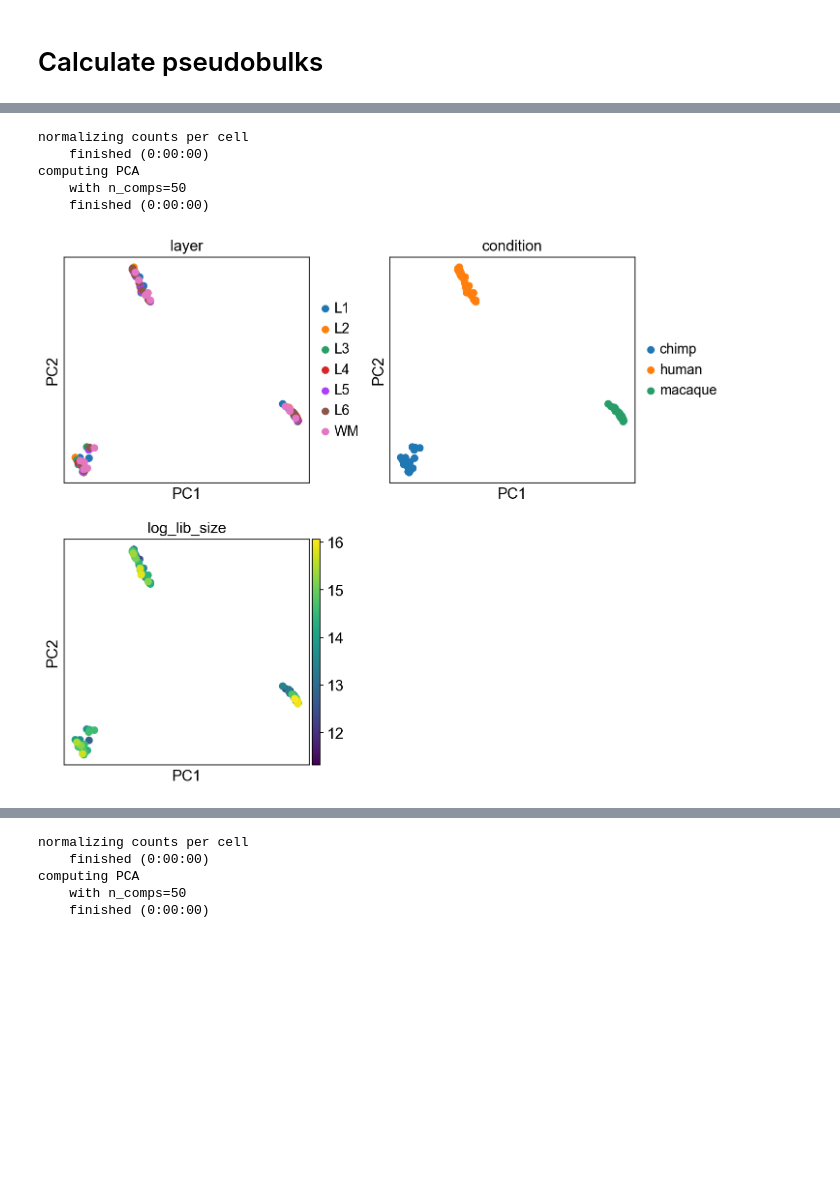
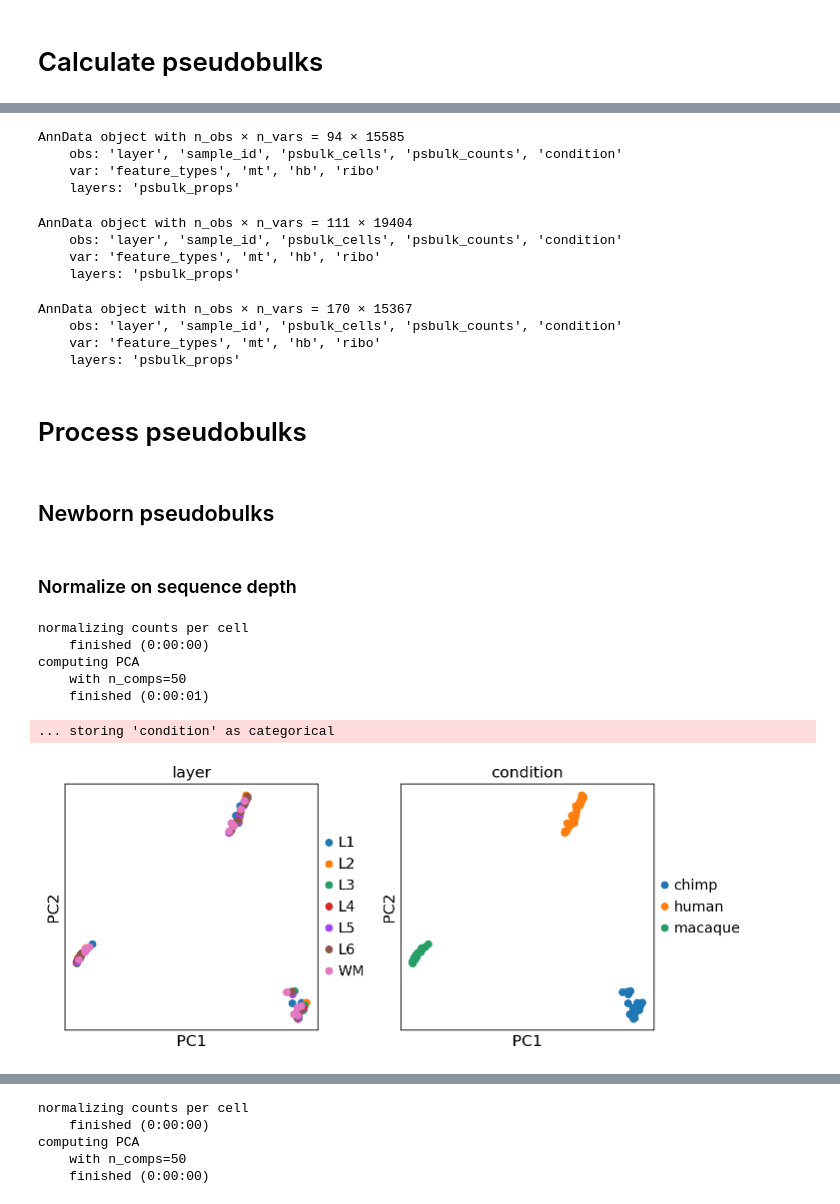
Before and after one commit to Claptar/spatialMPFC, a Jupyter notebook: preprocess/make_pseudobulk.ipynb, the cells around one changed output, grey strips where cells are left out. Drawn from its saved outputs; the diff is of its cells as text; code cells hidden in the pictures; blank space fills up the shorter version.

Commit message:
Updated notebook for pseudobulk generation

```diff
--- a/preprocess/make_pseudobulk.ipynb
+++ b/preprocess/make_pseudobulk.ipynb
@@ -24,5 +25,5 @@ os.makedirs('results', exist_ok=True)
 # %%
-dir_path = '../data/filtered_adata/'
+dir_path = 'data/filtered_adata/'
 # %%
 os.listdir(dir_path)
 # %% [output]
@@ -34,5 +54,5 @@ os.listdir(dir_path)
 # %%
-adata_dict = dict()
+pseudobulk_dict = dict()
 mode = 'mean'
 for file_name in tqdm(os.listdir(dir_path)):
     file = file_name.split('.')[0]
@@ -41,18 +61,17 @@ for file_name in tqdm(os.listdir(dir_path)):
     adata.obs.index = adata.obs.sample_id.astype(str) + "-" + adata.obs.index.astype(str)
     adata.obs.label.replace({"L6a": "L6", "L6b": "L6"}, inplace=True)
     adata.obs['condition'] = file
-    adata_dict[file] = adata
     # calculate pseudobulks
-    pdata = dc.get_pseudobulk(
+    pdata = dc.pp.pseudobulk(
     adata,
     sample_col='sample_id',
     groups_col='label',
-    mode=mode,
-    min_cells=0,
-    min_counts=0
+    mode=mode
     )
     # save files
     pdata.obs['condition'] = file
-    pdata.obs = pdata.obs[['label', 'sample_id', 'psbulk_n_cells', 'psbulk_counts', 'condition']]
-    pdata.obs.columns = ['layer', 'sample_id', 'psbulk_n_cells', 'psbulk_counts', 'condition']
-    pdata.write_h5ad(f'results/pb_{file}.h5ad')
+    pdata.obs = pdata.obs[['label', 'sample_id', 'psbulk_cells', 'psbulk_counts', 'condition']]
+    pdata.obs.columns = ['layer', 'sample_id', 'psbulk_cells', 'psbulk_counts', 'condition']
+    pseudobulk_dict[file] = pdata[pdata.X.sum(axis=1) > 0, :].copy()
+    pdata.write_h5ad(f'{results_dir}/pb_{file}.h5ad')
+    print(f'Pseudobulk {file} saved.')
@@ -171,3 +89,39 @@ Let's look at log(CPM) pseudobulks
+# %%
+# Concat for newborn human, chimpanzee, and macaque
+nb_mammals = an.concat([pseudobulk_dict['human'], pseudobulk_dict['chimp'], pseudobulk_dict['macaque']] , merge='same',uns_merge="unique")
+nb_mammals
+# %% [output]
+AnnData object with n_obs × n_vars = 94 × 15585
+    obs: 'layer', 'sample_id', 'psbulk_cells', 'psbulk_counts', 'condition'
+    var: 'feature_types', 'mt', 'hb', 'ribo'
+    layers: 'psbulk_props'
+# %%
+# Concat for newborn and adult humans
+humans = an.concat([pseudobulk_dict['human'], pseudobulk_dict['spatial_libd_human']] , merge='same',uns_merge="unique")
+humans
+# %% [output]
+AnnData object with n_obs × n_vars = 111 × 19404
+    obs: 'layer', 'sample_id', 'psbulk_cells', 'psbulk_counts', 'condition'
+    var: 'feature_types', 'mt', 'hb', 'ribo'
+    layers: 'psbulk_props'
+# %%
+# Concat all four
+pbadata = an.concat([pseudobulk_dict['human'], pseudobulk_dict['chimp'], pseudobulk_dict['macaque'], pseudobulk_dict['spatial_libd_human']] , merge='same',uns_merge="unique")
+pbadata
+# %% [output]
+AnnData object with n_obs × n_vars = 170 × 15367
+    obs: 'layer', 'sample_id', 'psbulk_cells', 'psbulk_counts', 'condition'
+    var: 'feature_types', 'mt', 'hb', 'ribo'
+    layers: 'psbulk_props'
+# %% [markdown]
+# Process pseudobulks
+# %% [markdown]
+## Newborn pseudobulks
+# %% [markdown]
+### Normalize on sequence depth
+# %%
+adata_pb = nb_mammals.copy()
+adata_pb.layers["counts"] = adata_pb.X.copy()
 # %%
 sc.pp.normalize_total(adata_pb, target_sum=1e4)
 sc.pp.log1p(adata_pb)
@@ -177,8 +131,9 @@ normalizing counts per cell
     finished (0:00:00)
 computing PCA
     with n_comps=50
-    finished (0:00:00)
+    finished (0:00:01)
 # %%
-sc.pl.pca(adata_pb, color=['layer', 'condition', 'log_lib_size'], size=200, ncols=2)
+sc.pl.pca(adata_pb, color=['layer', 'condition'], size=200, ncols=2)
 # %% [output]
+... storing 'condition' as categorical
-[figure, old version]
+[figure, new version]
```
Also changed, not shown: parts of 56 cells of this notebook.
